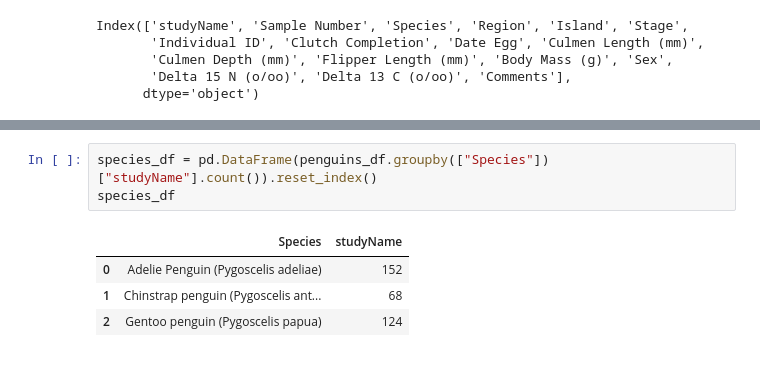
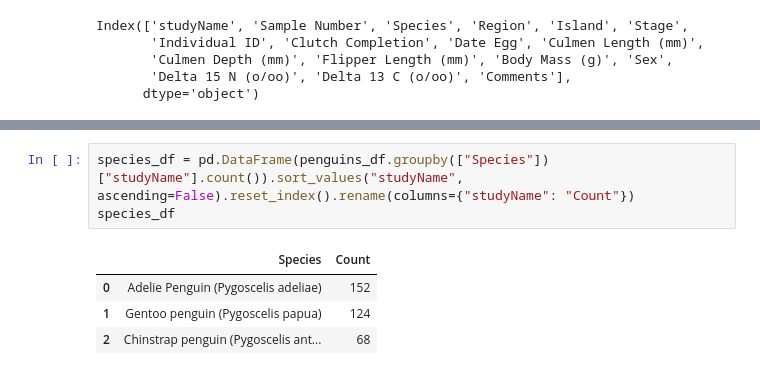
Before and after one commit to esharma3/Palmer-Archipelago-Penguins-Data-Exploration-, a Jupyter notebook: Notebook/data_exploration_penguins_iter.ipynb, the cells around one changed output, grey strips where cells are left out. Saved outputs shown, nothing was run; the diff lists cells and outputs as text.

```diff
--- a/Notebook/data_exploration_penguins_iter.ipynb
+++ b/Notebook/data_exploration_penguins_iter.ipynb
@@ -97,11 +97,11 @@ penguins_df.head()
 | 3 | PAL0708 | 4 | Adelie Penguin (Pygoscelis adeliae) | Anvers | Torgersen | Adult, 1 Egg Stage | N2A2 | Yes | ... |
 | 4 | PAL0708 | 5 | Adelie Penguin (Pygoscelis adeliae) | Anvers | Torgersen | Adult, 1 Egg Stage | N3A1 | Yes | ... |
 # %%
-species_df = pd.DataFrame(penguins_df.groupby(["Species"])["studyName"].count()).reset_index()
+species_df = pd.DataFrame(penguins_df.groupby(["Species"])["studyName"].count()).sort_values("studyName", ascending=False).reset_index().rename(columns={"studyName": "Count"})
 species_df
 # %% [output]
-|  | Species | studyName |
+|  | Species | Count |
 | 0 | Adelie Penguin (Pygoscelis adeliae) | 152 |
-| 1 | Chinstrap penguin (Pygoscelis ant... | 68 |
-| 2 | Gentoo penguin (Pygoscelis papua) | 124 |
+| 1 | Gentoo penguin (Pygoscelis papua) | 124 |
+| 2 | Chinstrap penguin (Pygoscelis ant... | 68 |
 # %%
```
Also changed, not shown: parts of 1 cell of this notebook.
